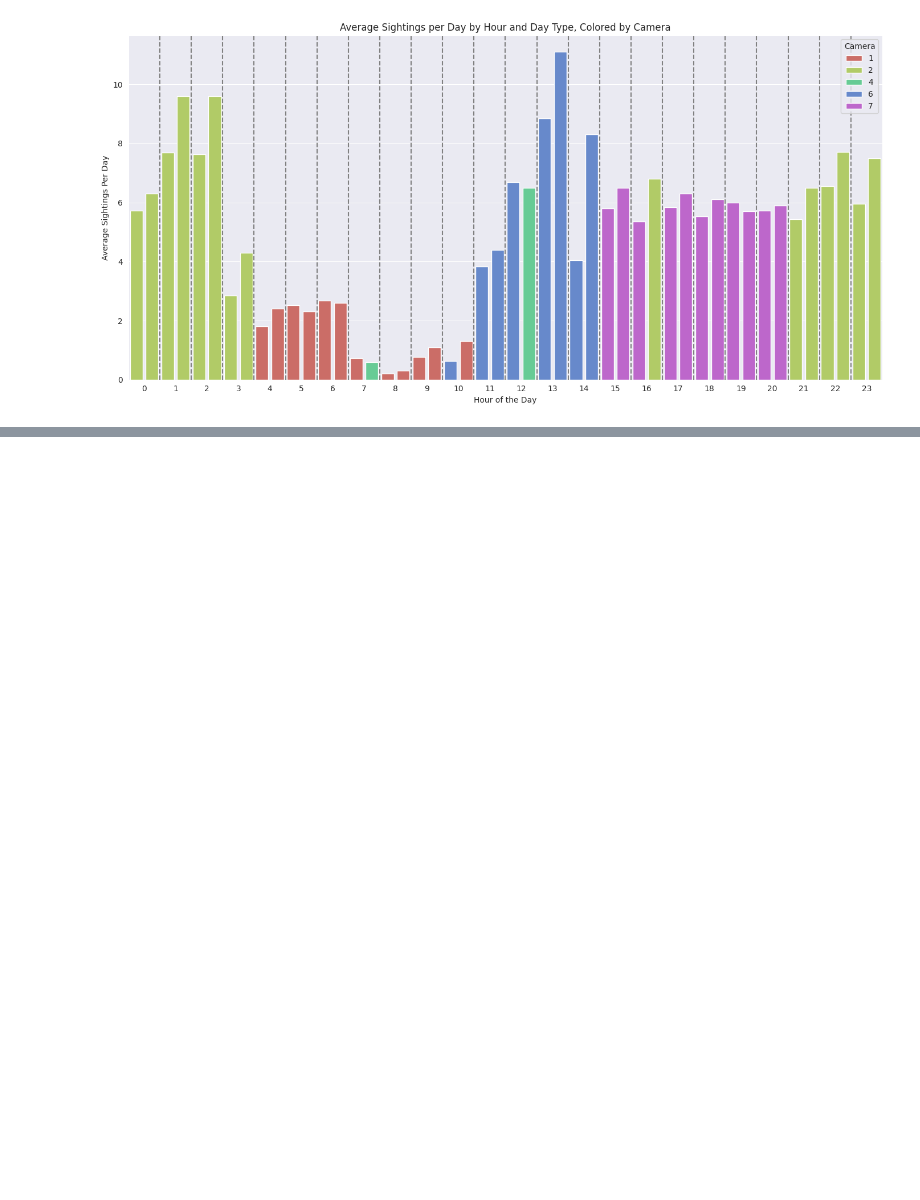
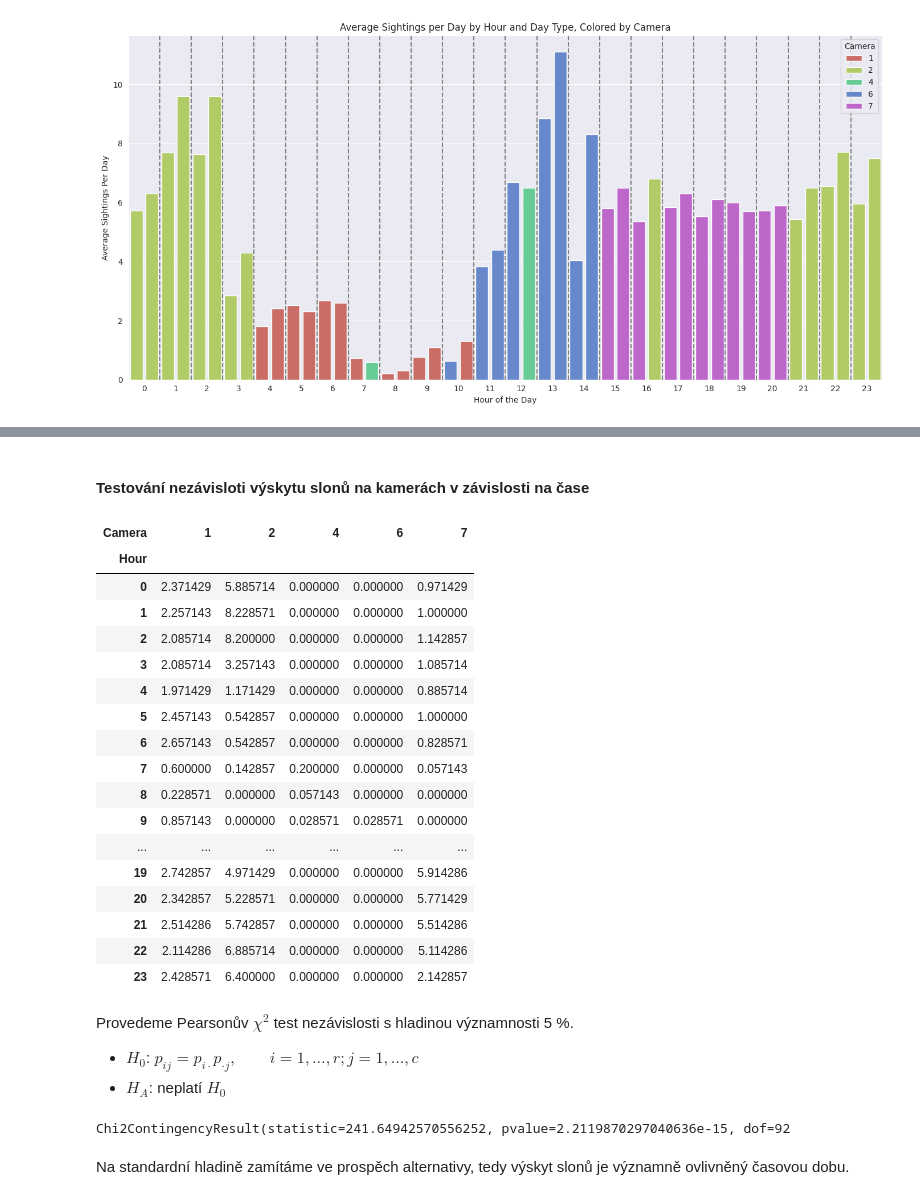
Before and after one commit to Tomasngu/BP, a Jupyter notebook: visualize/analysis.ipynb, the cells around one changed output, grey strips where cells are left out. Saved outputs shown, nothing was run; the diff lists cells and outputs as text; code cells hidden in the pictures; blank space fills up the shorter version.

Commit message:
Add statistics

```diff
--- a/visualize/analysis.ipynb
+++ b/visualize/analysis.ipynb
@@ -400,0 +217,3 @@ Depth: 5, Criterion: entropy, Best Validation Accuracy: 0.6071
+# %%
+import scipy.stats as stats
+data = df.copy()
@@ -400,0 +232,40 @@ Depth: 5, Criterion: entropy, Best Validation Accuracy: 0.6071
+# %% [markdown]
+#### **Testování nezávisloti výskytu slonů na kamerách v závislosti na čase**
+# %%
+
+data['Hour'] = data['Date'].dt.hour
+
+hour_camera_contingency = pd.crosstab(data['Hour'], data['Camera'])
+hour_camera_contingency = hour_camera_contingency/num_days
+hour_camera_contingency
+# %% [output]
+| Camera | 1 | 2 | 4 | 6 | 7 |
+| Hour |  |  |  |  |  |
+| 0 | 2.371429 | 5.885714 | 0.000000 | 0.000000 | 0.971429 |
+| 1 | 2.257143 | 8.228571 | 0.000000 | 0.000000 | 1.000000 |
+| 2 | 2.085714 | 8.200000 | 0.000000 | 0.000000 | 1.142857 |
+| 3 | 2.085714 | 3.257143 | 0.000000 | 0.000000 | 1.085714 |
+| 4 | 1.971429 | 1.171429 | 0.000000 | 0.000000 | 0.885714 |
+| 5 | 2.457143 | 0.542857 | 0.000000 | 0.000000 | 1.000000 |
+| 6 | 2.657143 | 0.542857 | 0.000000 | 0.000000 | 0.828571 |
+| 7 | 0.600000 | 0.142857 | 0.200000 | 0.000000 | 0.057143 |
+| 8 | 0.228571 | 0.000000 | 0.057143 | 0.000000 | 0.000000 |
+| 9 | 0.857143 | 0.000000 | 0.028571 | 0.028571 | 0.000000 |
+| ... | ... | ... | ... | ... | ... |
+| 19 | 2.742857 | 4.971429 | 0.000000 | 0.000000 | 5.914286 |
+| 20 | 2.342857 | 5.228571 | 0.000000 | 0.000000 | 5.771429 |
+| 21 | 2.514286 | 5.742857 | 0.000000 | 0.000000 | 5.514286 |
+| 22 | 2.114286 | 6.885714 | 0.000000 | 0.000000 | 5.114286 |
+| 23 | 2.428571 | 6.400000 | 0.000000 | 0.000000 | 2.142857 |
+# %% [markdown]
+Provedeme Pearsonův $\chi^2$ test nezávislosti s hladinou významnosti 5 %.
+
+- $H_0$:  $p_{ij} = p_{i\cdot} p_{\cdot j}, \qquad i=1,\ldots,r; j=1,\ldots, c$
+- $H_A$:  neplatí $H_0$
+# %%
+res = stats.chi2_contingency(hour_camera_contingency)
+print(f'Chi2ContingencyResult(statistic={res.statistic}, pvalue={res.pvalue}, dof={res.dof}')
+# %% [output]
+Chi2ContingencyResult(statistic=241.64942570556252, pvalue=2.2119870297040636e-15, dof=92
+# %% [markdown]
+Na standardní hladině zamítáme ve prospěch alternativy, tedy výskyt slonů je významně ovlivněný časovou dobu.
```
Also changed, not shown: parts of 17 cells of this notebook, 1 other file.
